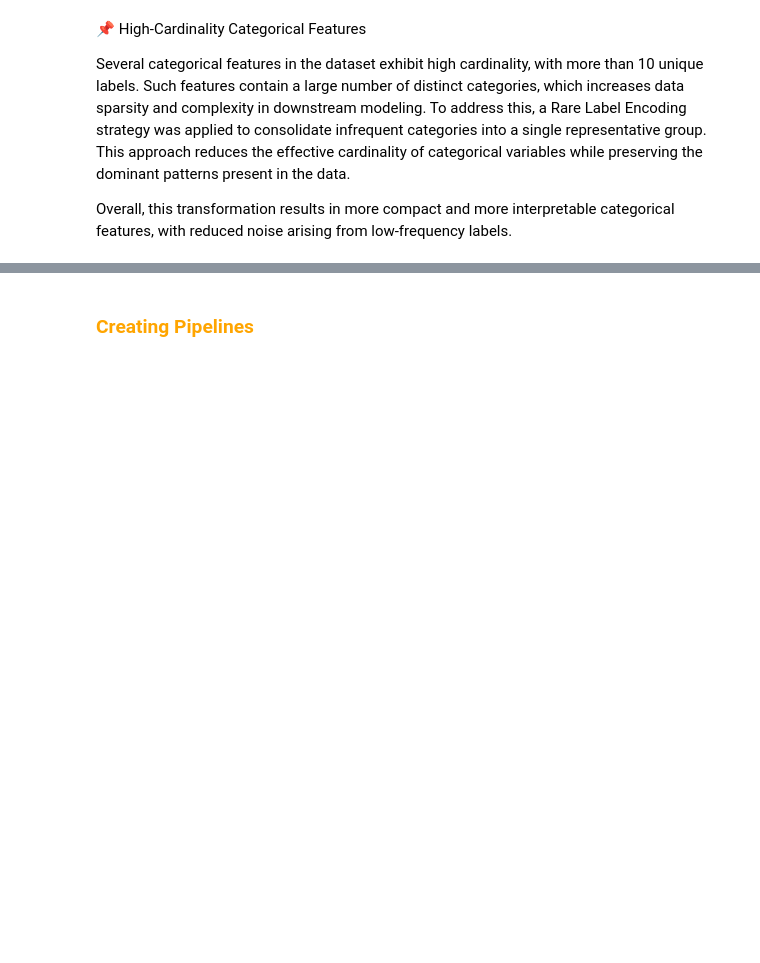
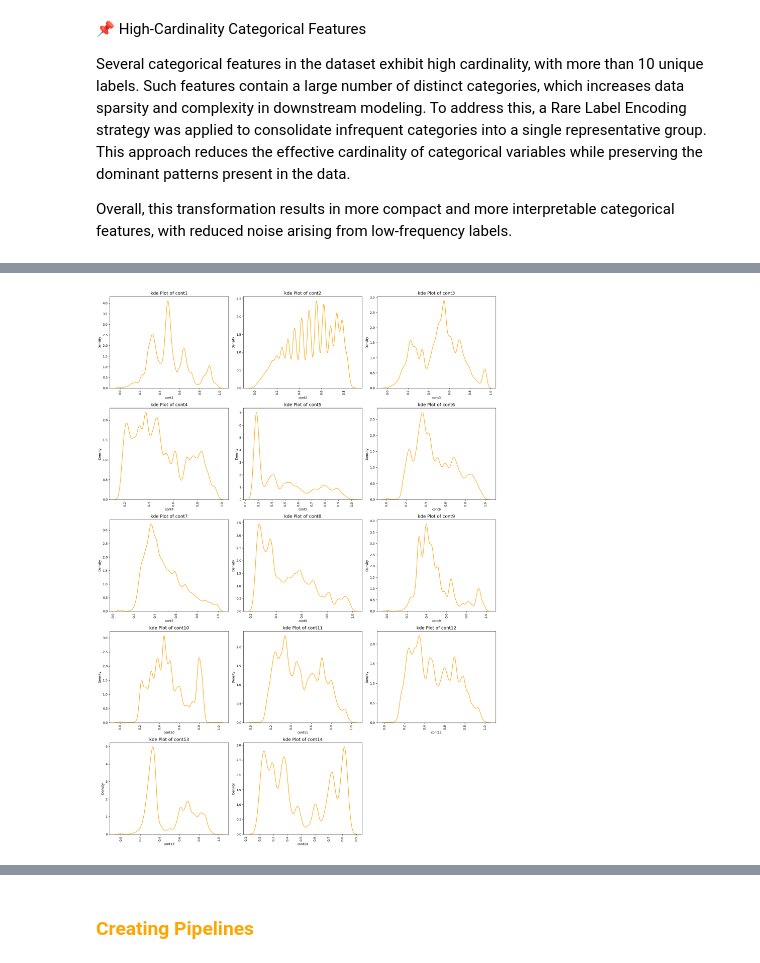
Before and after one commit to Aryan-Kaisth/Tail_Risk_Modeling_of_Insurance_Claim_Severity, a Jupyter notebook: notebooks/feature_engineering.ipynb, the cells around one changed output, grey strips where cells are left out. Drawn from its saved outputs; the diff is of its cells as text; code cells hidden in the pictures; blank space fills up the shorter version.

```diff
--- a/notebooks/feature_engineering.ipynb
+++ b/notebooks/feature_engineering.ipynb
@@ -76,0 +91,23 @@ Overall, this transformation results in more compact and more interpretable cate
+# %%
+n_cols = 3
+n_rows = math.ceil(len(num_cols)/n_cols)
+fig, axes = plt.subplots(n_rows, n_cols, figsize=(18, 5 * n_rows))
+axes = axes.flatten()
+for ax, col in zip(axes, num_cols):
+    sns.kdeplot(
+        x=df[col],
+        color="orange",
+        ax=ax
+    )
+    ax.set_title(f"kde Plot of {col}", fontsize=14)
+    ax.set_xlabel(col)
+    ax.tick_params(axis="x", rotation=90)
+
+# Remove unused subplots
+for ax in axes[len(num_cols):]:
+    ax.remove()
+
+plt.tight_layout()
+plt.show()
+# %% [output]
+[figure, added]
```
Also changed, not shown: parts of 13 cells of this notebook.
